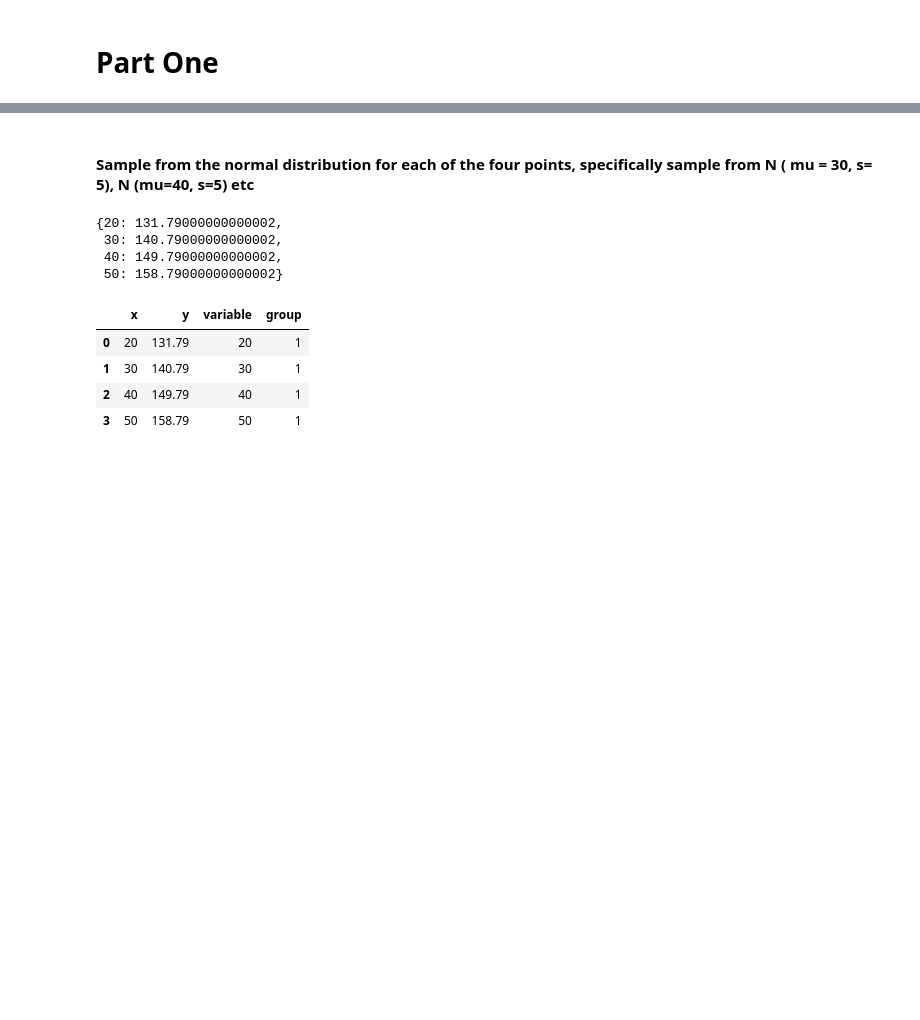
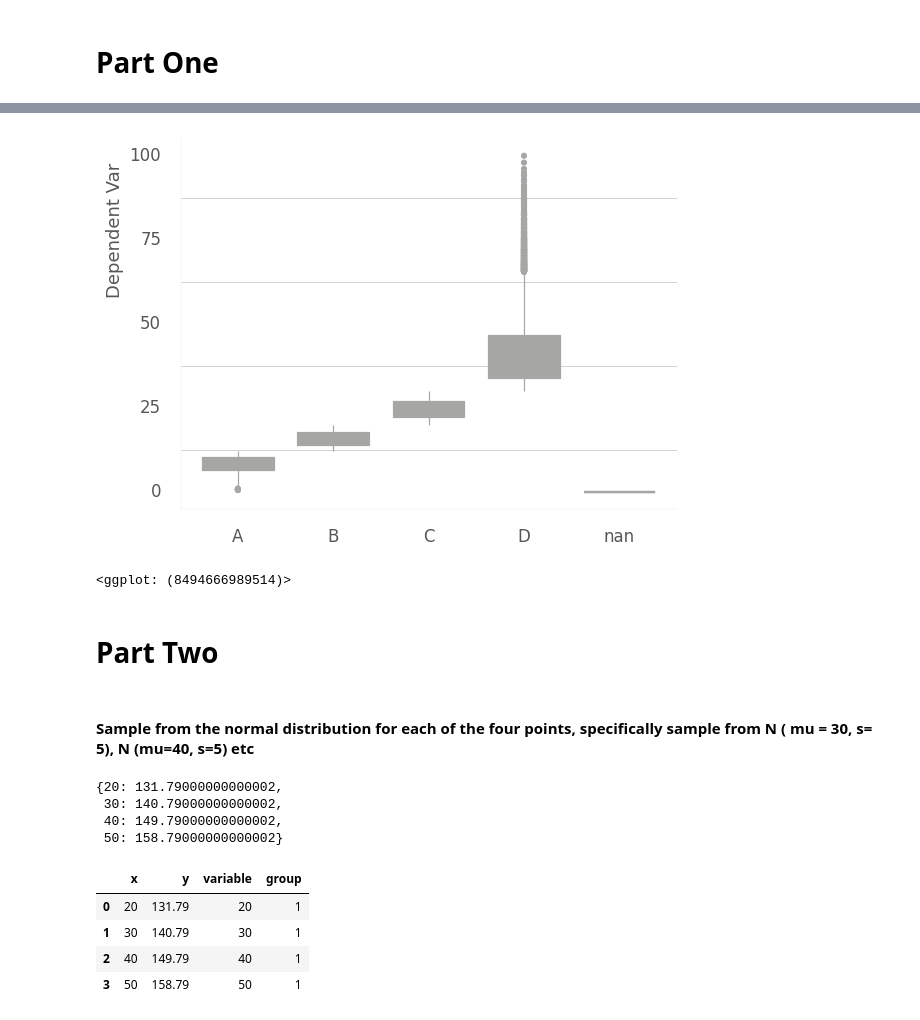
Before and after one commit to steed360/Data-Analysis, a Jupyter notebook: a_Regression_Errors.ipynb, the cells around one changed output, grey strips where cells are left out. Cells and saved outputs as stored; diff of their text form; code cells hidden in the pictures; blank space fills up the shorter version.

```diff
--- a/a_Regression_Errors.ipynb
+++ b/a_Regression_Errors.ipynb
@@ -131,3 +222,30 @@ def SWD_theme ():
+# %%
+
+t = theme(
+          # Overrides
+          axis_title_y = element_text(angle = 90, va = 'bottom', ha = 'left', size = 13, color = GRAY3, y = 0.5),
+          axis_title_x = element_text(  size = 13, color = GRAY3, x=0.75),
+          panel_grid_major_x=element_blank(),
+          panel_grid_major_y=element_blank(),
+          legend_position="none"
+)
+
+
+fig = \
+(ggplot(df, aes(y='value', x='Samples'))
+  + geom_boxplot(colour=GRAY8, fill=GRAY8,weight=10)
+  + labs(y = "    Dependent Var       " , x = "" )
+
+
+  +SWD_theme() + t
+)
+
+fig
+# %% [output]
+[figure, added]
+<ggplot: (8494666989514)>
+# %% [markdown]
+# Part Two
 # %% [markdown]
 #### Sample from the normal distribution for each of the four points, specifically sample from N ( mu = 30, s= 5), N (mu=40, s=5) etc
 # %%
```
Also changed, not shown: parts of 17 cells of this notebook.
